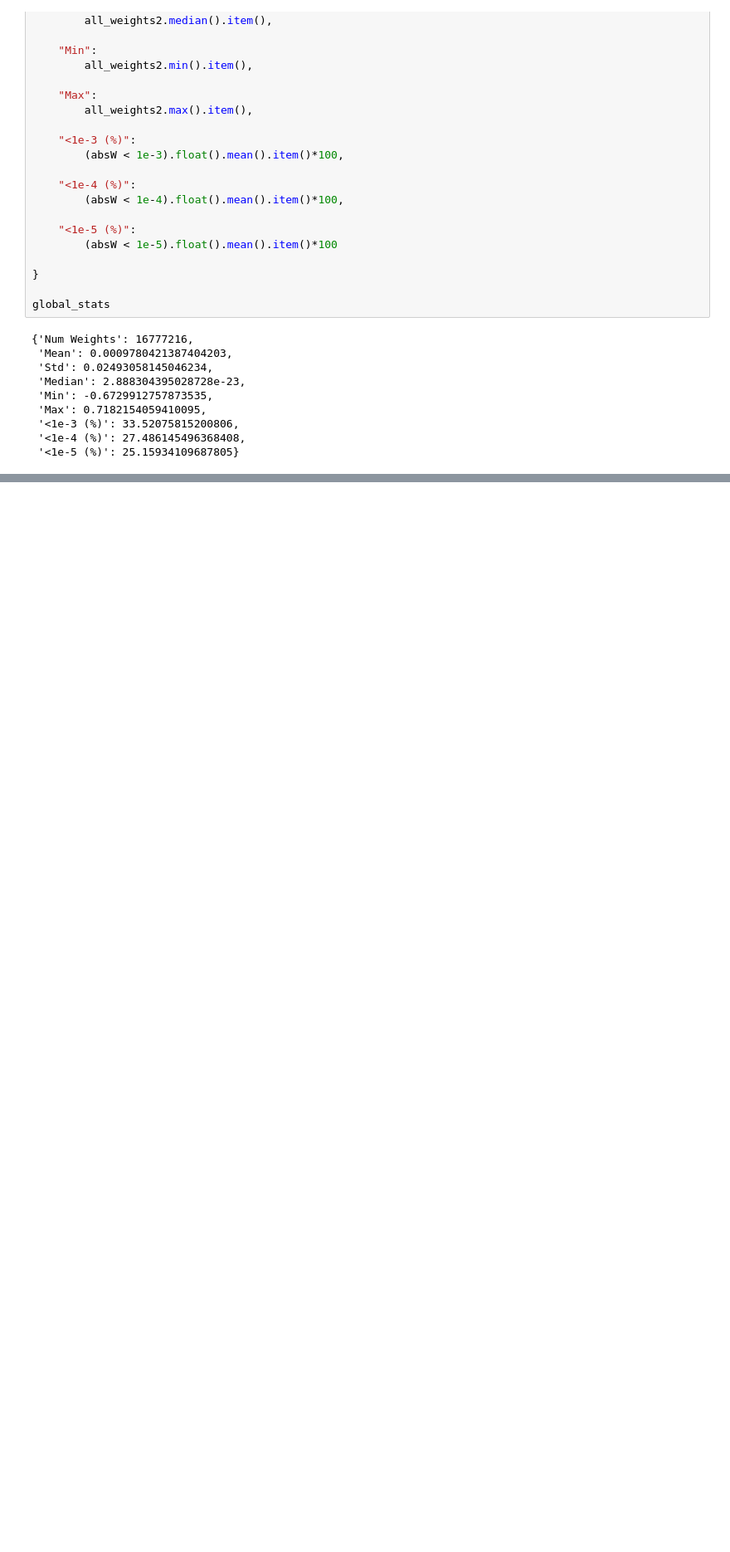
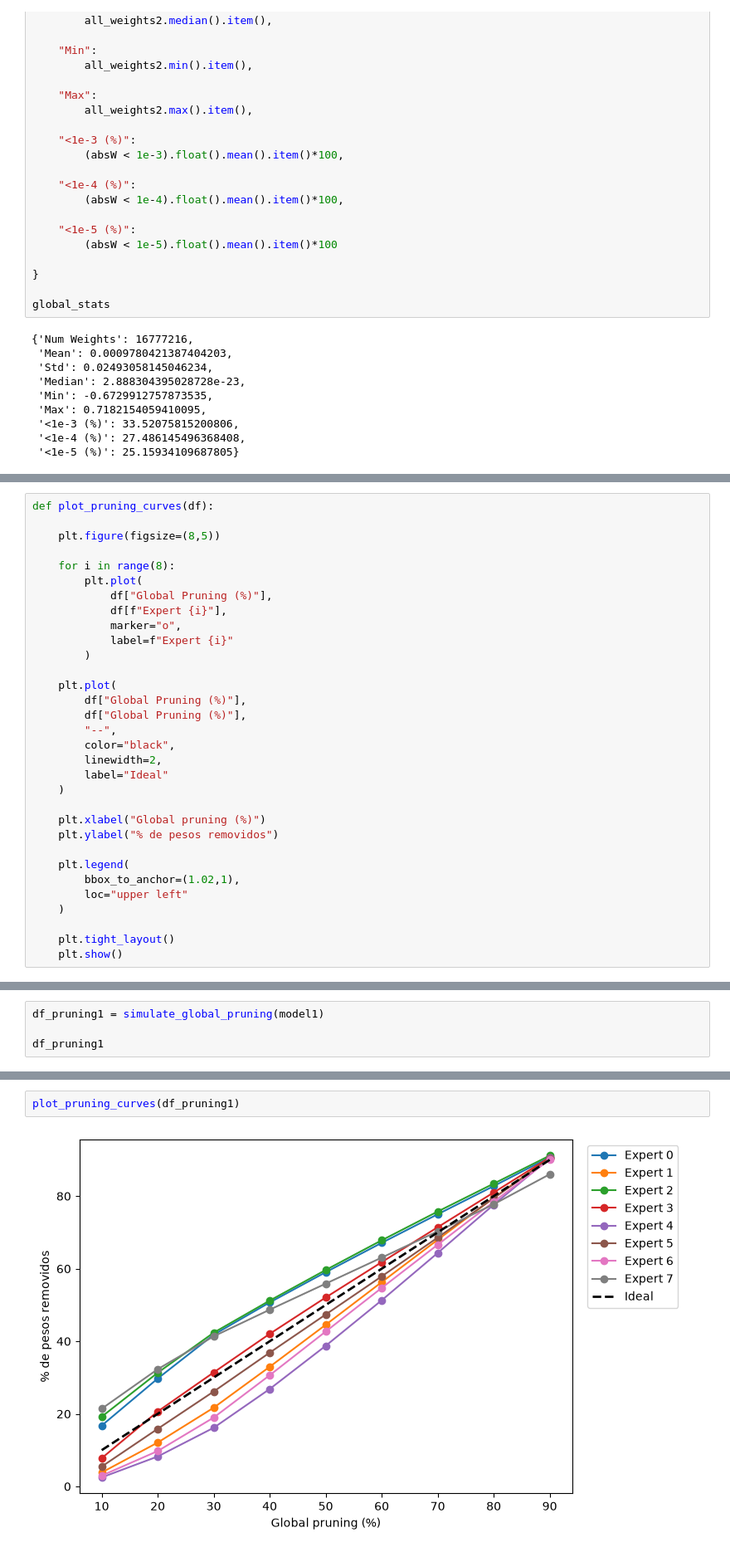
Before and after one commit to J0hnV1ct0r/Graph_Pruning, a Jupyter notebook: model_investigation.ipynb, the cells around one changed output, grey strips where cells are left out. Shown at 83% size. Saved outputs shown, nothing was run; the diff lists cells and outputs as text; blank space fills up the shorter version.

Commit message:
Simulação do global pruning

```diff
--- a/model_investigation.ipynb
+++ b/model_investigation.ipynb
@@ -534,0 +689,32 @@ global_stats
+# %%
+def plot_pruning_curves(df):
+
+    plt.figure(figsize=(8,5))
+
+    for i in range(8):
+        plt.plot(
+            df["Global Pruning (%)"],
+            df[f"Expert {i}"],
+            marker="o",
+            label=f"Expert {i}"
+        )
+
+    plt.plot(
+        df["Global Pruning (%)"],
+        df["Global Pruning (%)"],
+        "--",
+        color="black",
+        linewidth=2,
+        label="Ideal"
+    )
+
+    plt.xlabel("Global pruning (%)")
+    plt.ylabel("% de pesos removidos")
+
+    plt.legend(
+        bbox_to_anchor=(1.02,1),
+        loc="upper left"
+    )
+
+    plt.tight_layout()
+    plt.show()
@@ -534,0 +814,4 @@ global_stats
+# %%
+df_pruning1 = simulate_global_pruning(model1)
+
+df_pruning1
@@ -534,0 +844,4 @@ global_stats
+# %%
+plot_pruning_curves(df_pruning1)
+# %% [output]
+[figure, added]
```
Also changed, not shown: parts of 33 cells of this notebook.
